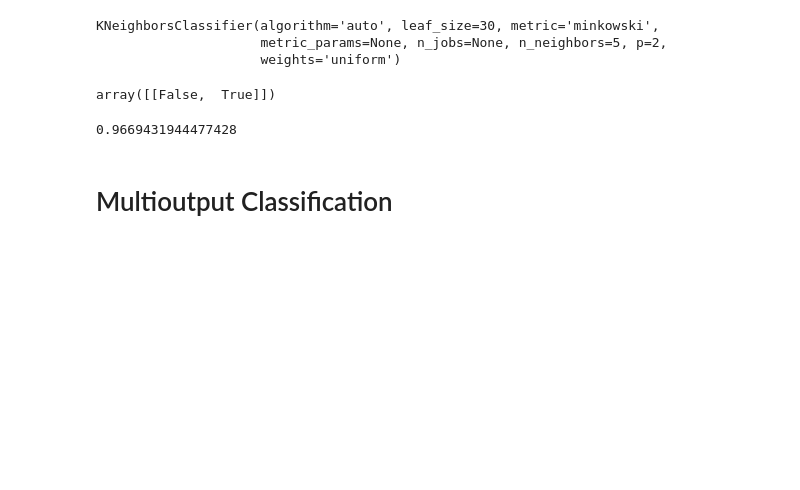
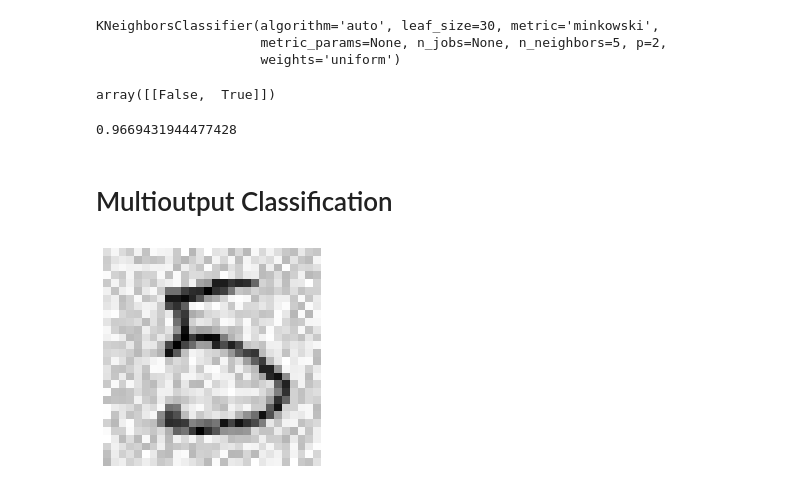
Before and after one commit to cmannnn/mnist, a Jupyter notebook: MNIST.ipynb, the cells around one changed output. Drawn from its saved outputs; the diff is of its cells as text; code cells hidden in the pictures; blank space fills up the shorter version.

```diff
--- a/MNIST.ipynb
+++ b/MNIST.ipynb
@@ -423,3 +423,11 @@ noise = np.random.randint(0, 100, (len(mnist_test_X), 784))
 X_test_mod = mnist_test_X + noise
 y_train_mod = mnist_train_X
 y_test_mod = mnist_test_X
+# %%
+some_index = np.array(X_test_mod.iloc[14])
+some_index_image = some_index.reshape(28,28)
+plt.imshow(some_index_image, cmap=mpl.cm.binary, interpolation='nearest')
+plt.axis('off')
+plt.show()
+# %% [output]
+[figure, added]
```
